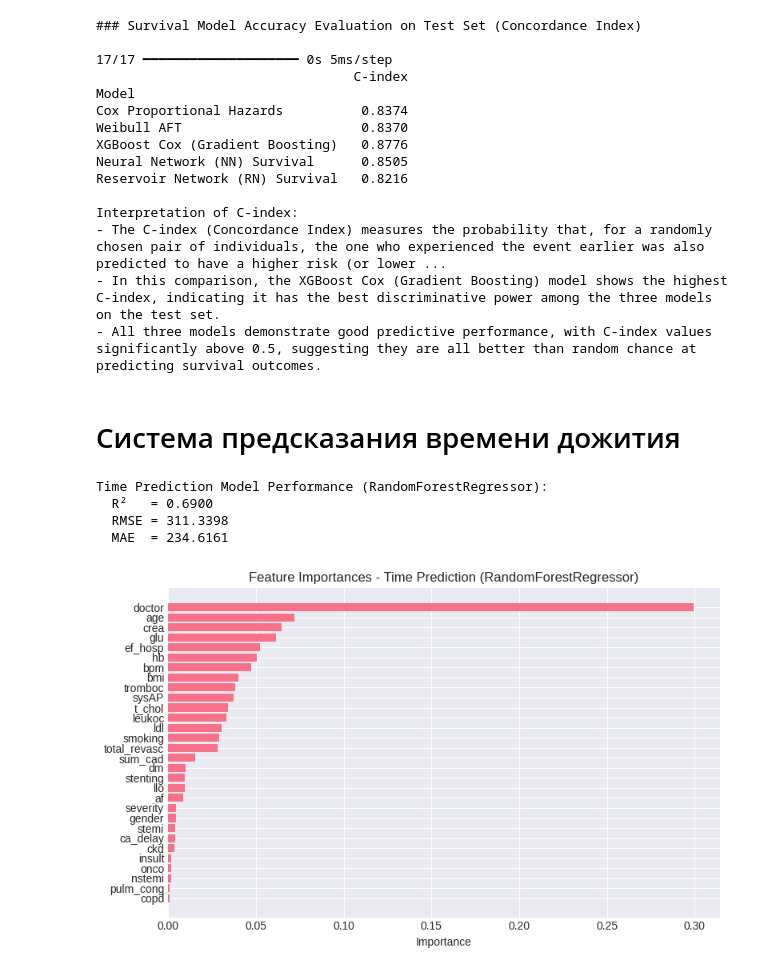
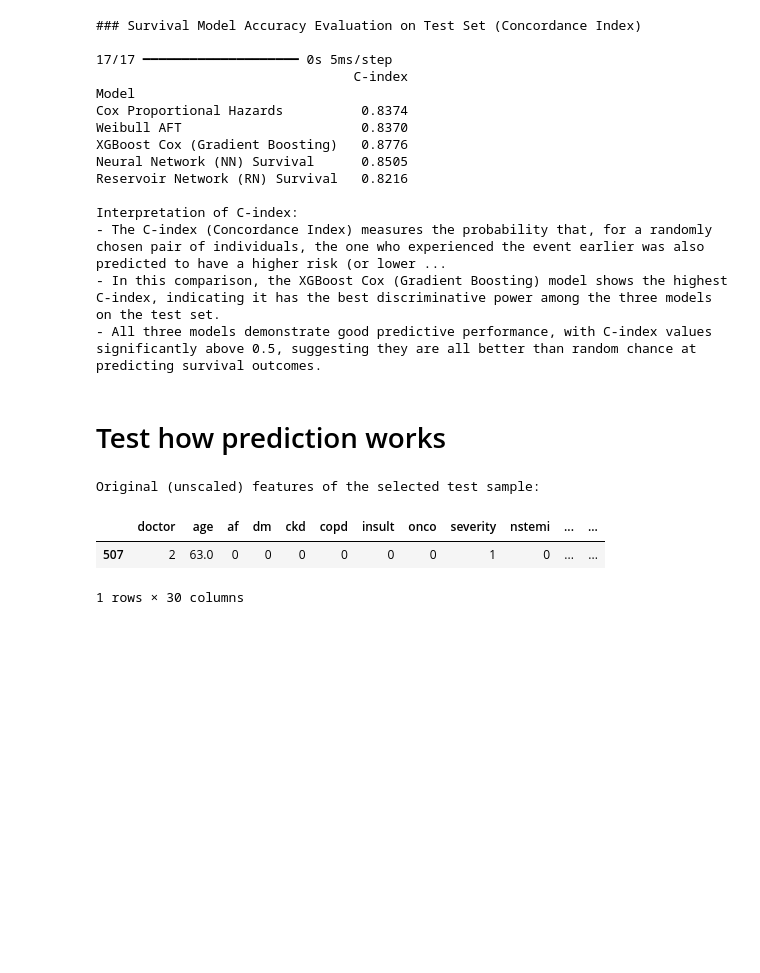
Before and after one commit to D2718281828nis/BioMedAI-Heart-Desease-LifeTime-Forecast, a Jupyter notebook: Survival-function-analysys.ipynb, the cells around one changed output. Saved outputs shown, nothing was run; the diff lists cells and outputs as text; code cells hidden in the pictures; blank space fills up the shorter version.

```diff
--- a/Survival-function-analysys.ipynb
+++ b/Survival-function-analysys.ipynb
@@ -1408,69 +1408,16 @@ Interpretation of C-index:
 - The C-index (Concordance Index) measures the probability that, for a randomly chosen pair of individuals, the one who experienced the event earlier was also predicted to have a higher risk (or lower ...
 - In this comparison, the XGBoost Cox (Gradient Boosting) model shows the highest C-index, indicating it has the best discriminative power among the three models on the test set.
 - All three models demonstrate good predictive performance, with C-index values significantly above 0.5, suggesting they are all better than random chance at predicting survival outcomes.
-# %% [markdown]
-# Система предсказания времени дожития
-# %%
-from sklearn.ensemble import RandomForestRegressor
-from sklearn.model_selection import train_test_split
-from sklearn.preprocessing import StandardScaler
-from sklearn.metrics import r2_score, mean_squared_error, mean_absolute_error
-import numpy as np
-
-# Prepare data for time prediction (regression)
-# Features for regression should be all columns used for classification, minus 'target', plus 'time' is the target
-# Ensure 'age_group' is dropped as it is a categorical string column not suitable for scaling/regression directly
-X_reg = df_upsampled.drop(['time', 'target'], axis=1)
-y_reg = df_upsampled['time']
-
-# Split data into training and testing sets
-X_train_reg, X_test_reg, y_train_reg, y_test_reg = train_test_split(
-    X_reg, y_reg, test_size=0.2, random_state=42
-)
-
-# Scale numerical features (assuming X_reg contains numerical features that need scaling)
-scaler_reg = StandardScaler()
-# Identify numerical columns in X_reg for scaling
-numerical_cols_reg = X_reg.select_dtypes(include=np.number).columns
-
-X_train_reg_scaled = X_train_reg.copy()
-X_test_reg_scaled = X_test_reg.copy()
-
-X_train_reg_scaled[numerical_cols_reg] = scaler_reg.fit_transform(X_train_reg[numerical_cols_reg])
-X_test_reg_scaled[numerical_cols_reg] = scaler_reg.transform(X_test_reg[numerical_cols_reg])
-
-# Train RandomForestRegressor model
-rf_reg_prediction = RandomForestRegressor(n_estimators=100, random_state=42, max_depth=10)
-rf_reg_prediction.fit(X_train_reg_scaled, y_train_reg)
-
-# Make predictions
-y_pred_time_model = rf_reg_prediction.predict(X_test_reg_scaled)
-
-# Evaluate the model
-r2_time_model = r2_score(y_test_reg, y_pred_time_model)
-rmse_time_model = np.sqrt(mean_squared_error(y_test_reg, y_pred_time_model))
-mae_time_model = mean_absolute_error(y_test_reg, y_pred_time_model)
-
-print("Time Prediction Model Performance (RandomForestRegressor):")
-print(f"  R²   = {r2_time_model:.4f}")
-print(f"  RMSE = {rmse_time_model:.4f}")
-print(f"  MAE  = {mae_time_model:.4f}")
-
-# Display feature importances
-feat_imp_reg = pd.DataFrame({
-    'feature': X_reg.columns,
-    'importance': rf_reg_prediction.feature_importances_
-}).sort_values('importance', ascending=True)
-
-plt.figure(figsize=(8, 5))
-plt.barh(feat_imp_reg['feature'], feat_imp_reg['importance'])
-plt.title('Feature Importances - Time Prediction (RandomForestRegressor)')
-plt.xlabel('Importance')
-plt.tight_layout()
-plt.show()
-# %% [output]
-Time Prediction Model Performance (RandomForestRegressor):
-  R²   = 0.6900
-  RMSE = 311.3398
-  MAE  = 234.6161
-[figure, removed]
+# %% [markdown]
+# Test how prediction works
+# %%
+original_test_sample_index = X_test.index[0]
+original_test_sample = X_test.loc[[original_test_sample_index]]
+
+print("\nOriginal (unscaled) features of the selected test sample:")
+display(original_test_sample)
+# %% [output]
+Original (unscaled) features of the selected test sample:
+|  | doctor | age | af | dm | ckd | copd | insult | onco | severity | nstemi | ... | ... |
+| 507 | 2 | 63.0 | 0 | 0 | 0 | 0 | 0 | 0 | 1 | 0 | ... | ... |
+1 rows × 30 columns
```
Also changed, not shown: parts of 2 cells of this notebook.
